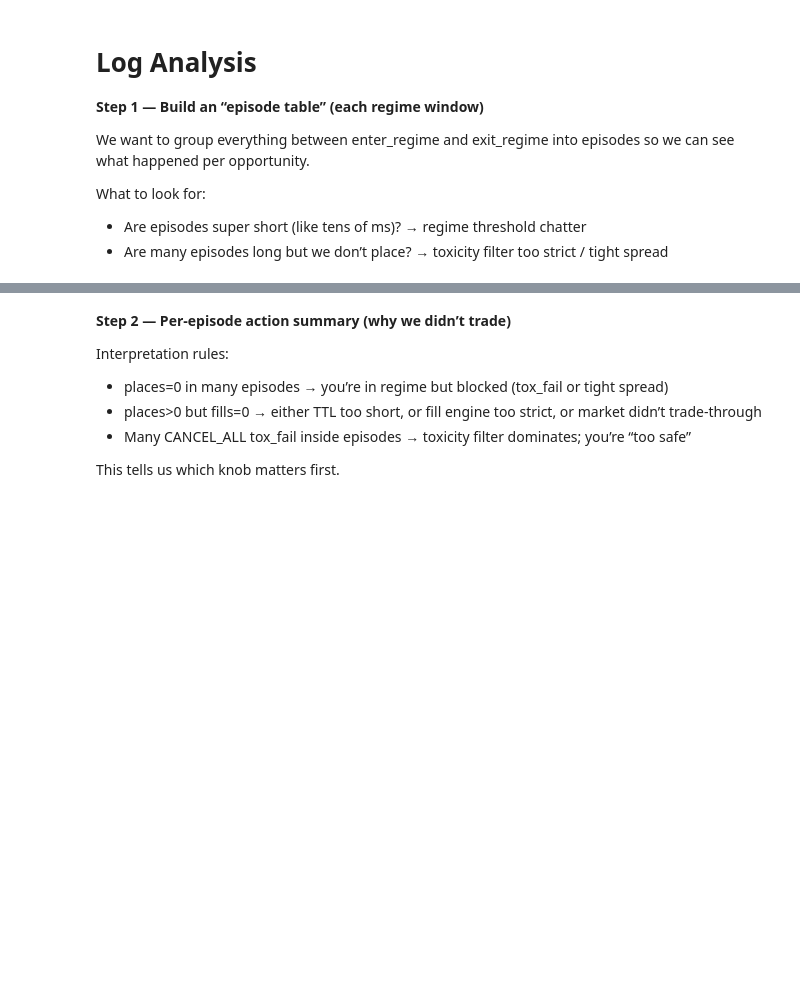
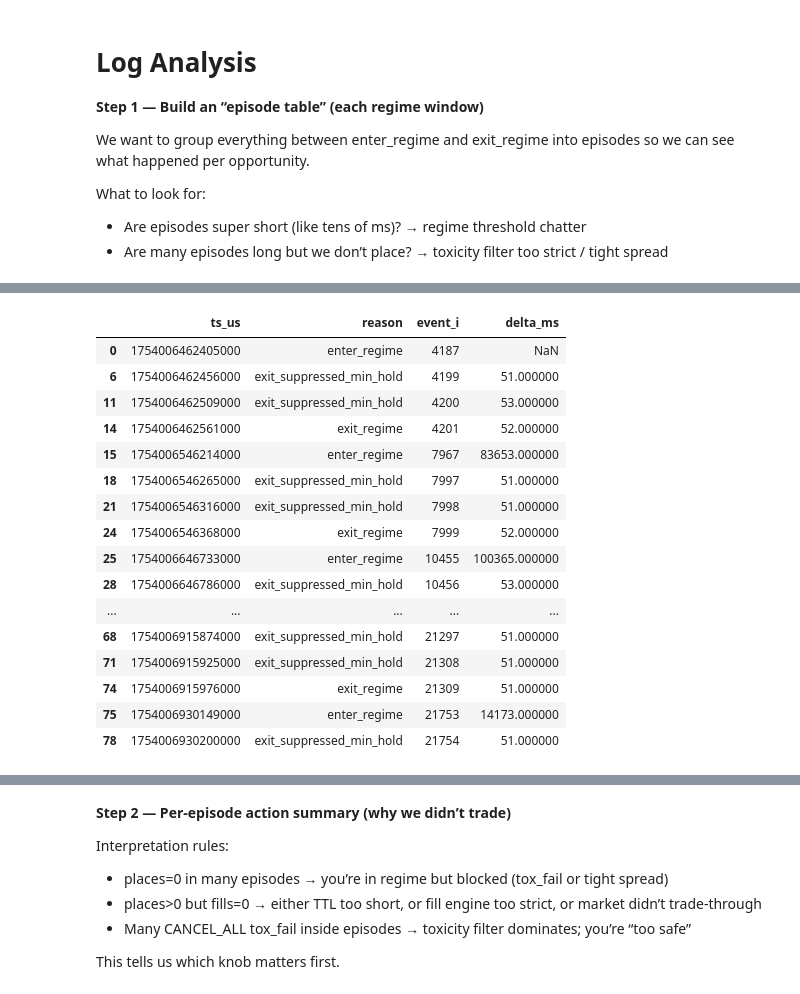
Before and after one commit to chirapok/TokkaAssignment, a Jupyter notebook: notebook/2025-12-12_tokka_backtest.ipynb, the cells around one changed output, grey strips where cells are left out. Saved outputs shown, nothing was run; the diff lists cells and outputs as text; code cells hidden in the pictures; blank space fills up the shorter version.

```diff
--- a/notebook/2025-12-12_tokka_backtest.ipynb
+++ b/notebook/2025-12-12_tokka_backtest.ipynb
@@ -355,0 +367,22 @@ episodes.describe()
+# %%
+reg = log_df[(log_df.action=="REGIME")][["ts_us","reason","event_i"]].copy()
+reg["delta_ms"] = reg["ts_us"].diff() / 1000
+display(reg.head(30))
+# %% [output]
+|  | ts_us | reason | event_i | delta_ms |
+| 0 | 1754006462405000 | enter_regime | 4187 | NaN |
+| 6 | 1754006462456000 | exit_suppressed_min_hold | 4199 | 51.000000 |
+| 11 | 1754006462509000 | exit_suppressed_min_hold | 4200 | 53.000000 |
+| 14 | 1754006462561000 | exit_regime | 4201 | 52.000000 |
+| 15 | 1754006546214000 | enter_regime | 7967 | 83653.000000 |
+| 18 | 1754006546265000 | exit_suppressed_min_hold | 7997 | 51.000000 |
+| 21 | 1754006546316000 | exit_suppressed_min_hold | 7998 | 51.000000 |
+| 24 | 1754006546368000 | exit_regime | 7999 | 52.000000 |
+| 25 | 1754006646733000 | enter_regime | 10455 | 100365.000000 |
+| 28 | 1754006646786000 | exit_suppressed_min_hold | 10456 | 53.000000 |
+| ... | ... | ... | ... | ... |
+| 68 | 1754006915874000 | exit_suppressed_min_hold | 21297 | 51.000000 |
+| 71 | 1754006915925000 | exit_suppressed_min_hold | 21308 | 51.000000 |
+| 74 | 1754006915976000 | exit_regime | 21309 | 51.000000 |
+| 75 | 1754006930149000 | enter_regime | 21753 | 14173.000000 |
+| 78 | 1754006930200000 | exit_suppressed_min_hold | 21754 | 51.000000 |
```
Also changed, not shown: parts of 24 cells of this notebook, 2 other files.
